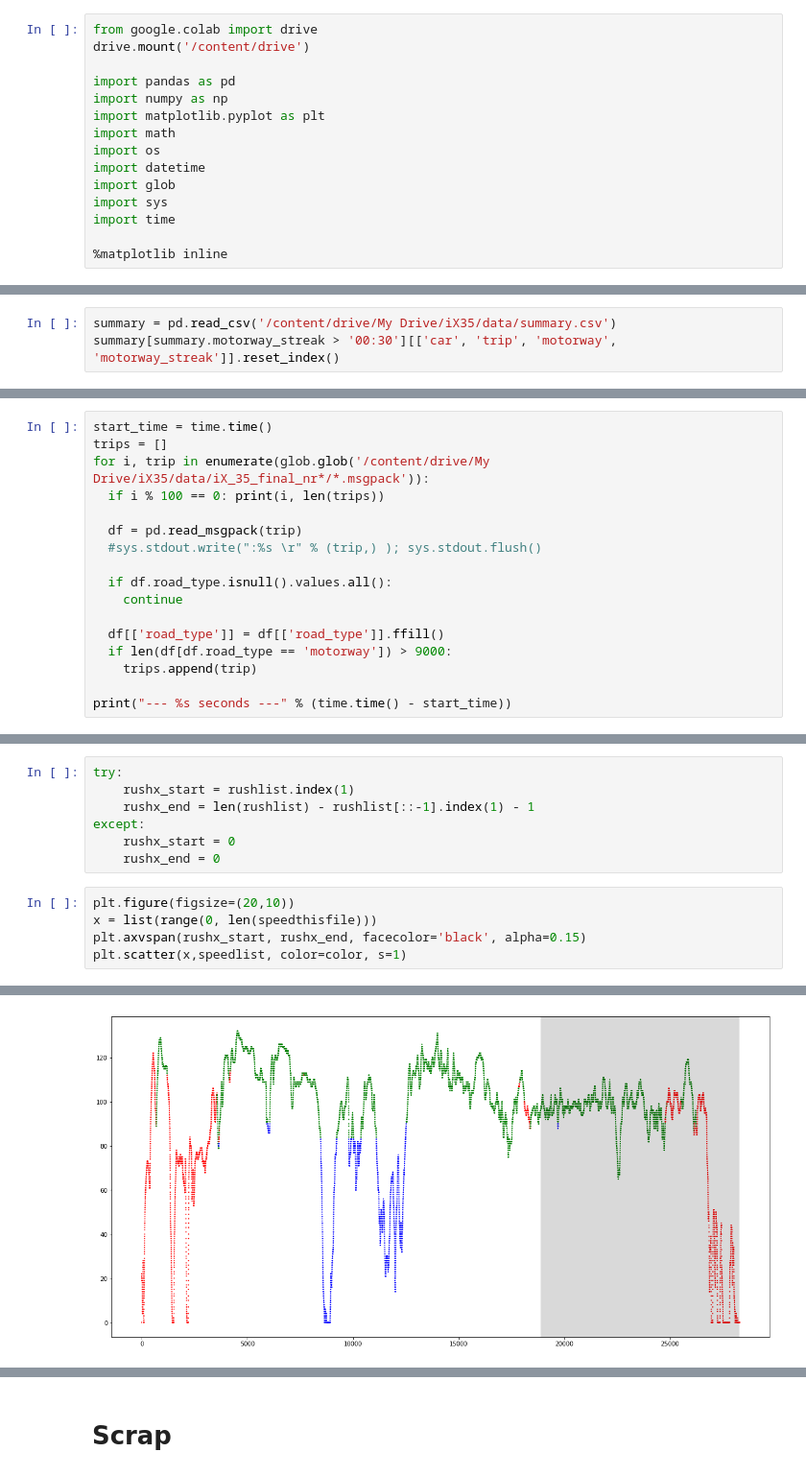
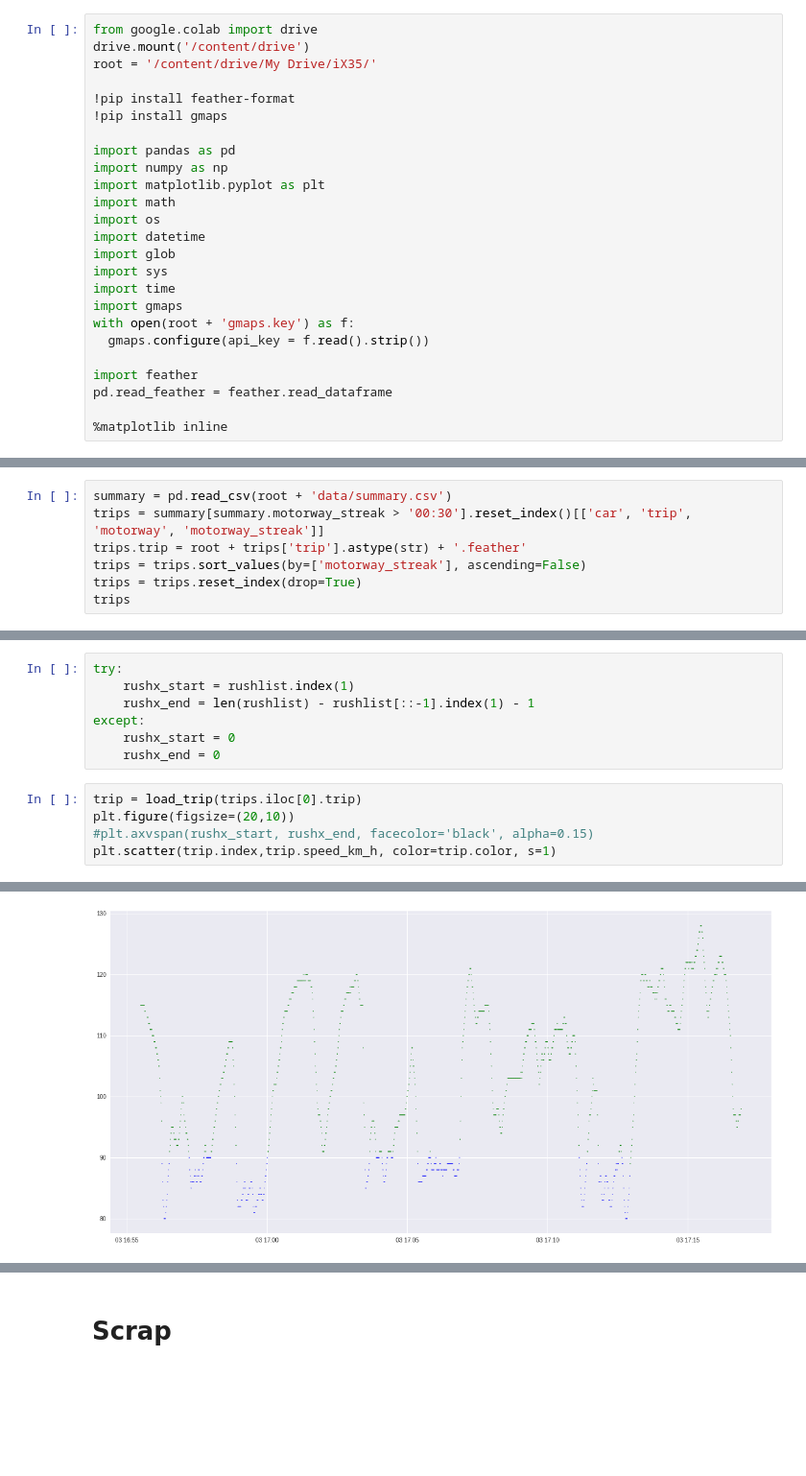
Before and after one commit to HAN-AR/VIANOVA-congestion-ix35, a Jupyter notebook: iX35/ix35_analysis.ipynb, the cells around one changed output, grey strips where cells are left out. Shown at 96% size. Saved outputs shown, nothing was run; the diff lists cells and outputs as text; blank space fills up the shorter version.

```diff
--- a/iX35/ix35_analysis.ipynb
+++ b/iX35/ix35_analysis.ipynb
@@ -3,6 +5,10 @@
 # %%
 from google.colab import drive
 drive.mount('/content/drive')
+root = '/content/drive/My Drive/iX35/'
+
+!pip install feather-format
+!pip install gmaps
 
 import pandas as pd
 import numpy as np
@@ -13,6 +19,12 @@ import datetime
 import glob
 import sys
 import time
+import gmaps
+with open(root + 'gmaps.key') as f:
+  gmaps.configure(api_key = f.read().strip())
+
+import feather
+pd.read_feather = feather.read_dataframe
 
 %matplotlib inline
 # %% [output]
@@ -24,4 +50,8 @@ Mounted at /content/drive
 # %%
-summary = pd.read_csv('/content/drive/My Drive/iX35/data/summary.csv')
-summary[summary.motorway_streak > '00:30'][['car', 'trip', 'motorway', 'motorway_streak']].reset_index()
+summary = pd.read_csv(root + 'data/summary.csv')
+trips = summary[summary.motorway_streak > '00:30'].reset_index()[['car', 'trip', 'motorway', 'motorway_streak']]
+trips.trip = root + trips['trip'].astype(str) + '.feather'
+trips = trips.sort_values(by=['motorway_streak'], ascending=False)
+trips = trips.reset_index(drop=True)
+trips
 # %% [output]
@@ -121,17 +75,0 @@ print(count)
-# %%
-start_time = time.time()
-trips = []
-for i, trip in enumerate(glob.glob('/content/drive/My Drive/iX35/data/iX_35_final_nr*/*.msgpack')):
-  if i % 100 == 0: print(i, len(trips))
-
-  df = pd.read_msgpack(trip)
-  #sys.stdout.write(":%s \r" % (trip,) ); sys.stdout.flush()
-
-  if df.road_type.isnull().values.all():
-    continue
-
-  df[['road_type']] = df[['road_type']].ffill()
-  if len(df[df.road_type == 'motorway']) > 9000:
-    trips.append(trip)
-
-print("--- %s seconds ---" % (time.time() - start_time))
@@ -186,13 +171,13 @@ except:
     rushx_start = 0
     rushx_end = 0
 # %%
+trip = load_trip(trips.iloc[0].trip)
 plt.figure(figsize=(20,10))
-x = list(range(0, len(speedthisfile)))
-plt.axvspan(rushx_start, rushx_end, facecolor='black', alpha=0.15)
-plt.scatter(x,speedlist, color=color, s=1)
+#plt.axvspan(rushx_start, rushx_end, facecolor='black', alpha=0.15)
+plt.scatter(trip.index,trip.speed_km_h, color=trip.color, s=1)
 # %% [output]
 <matplotlib.collections.PathCollection at 0x...>
-[figure, old version]
+[figure, new version]
 # %%
 fracspeedlist = np.divide(speedlist,maxspeedlist)*100
 plt.figure(figsize=(20,10))
```
Also changed, not shown: parts of 30 cells of this notebook.
